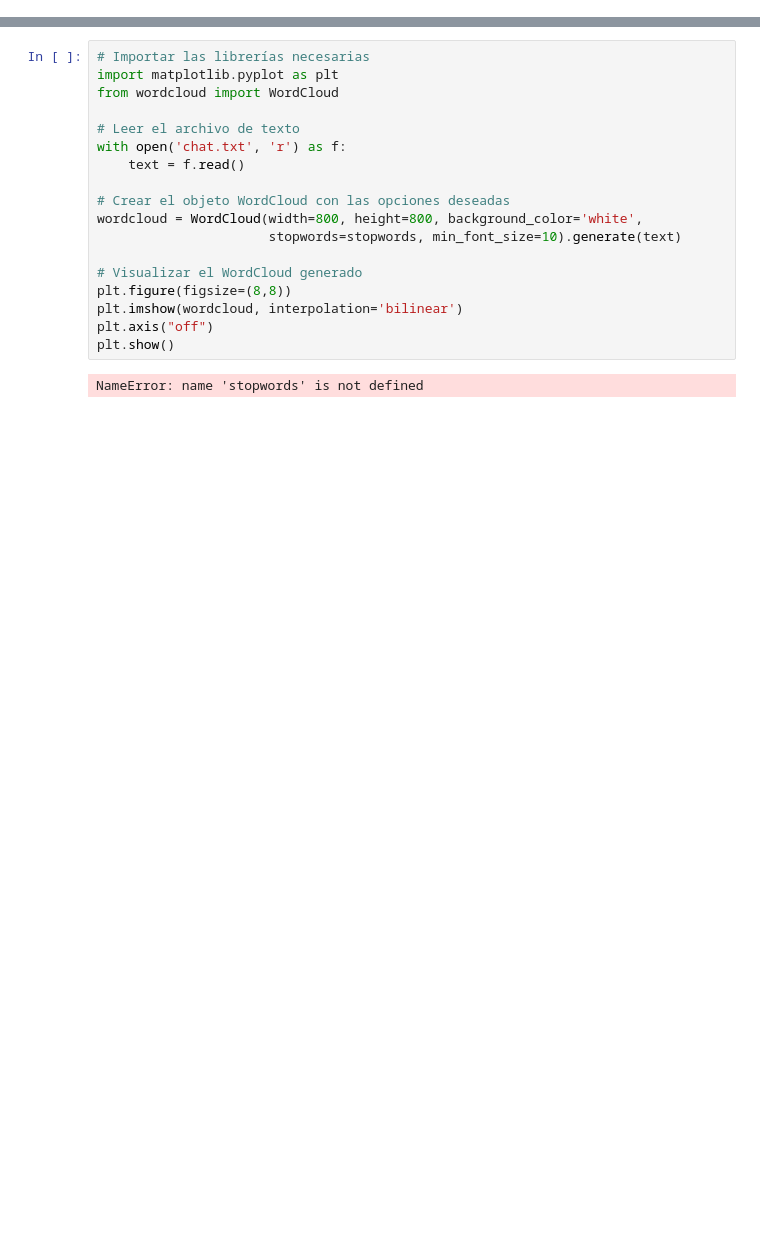
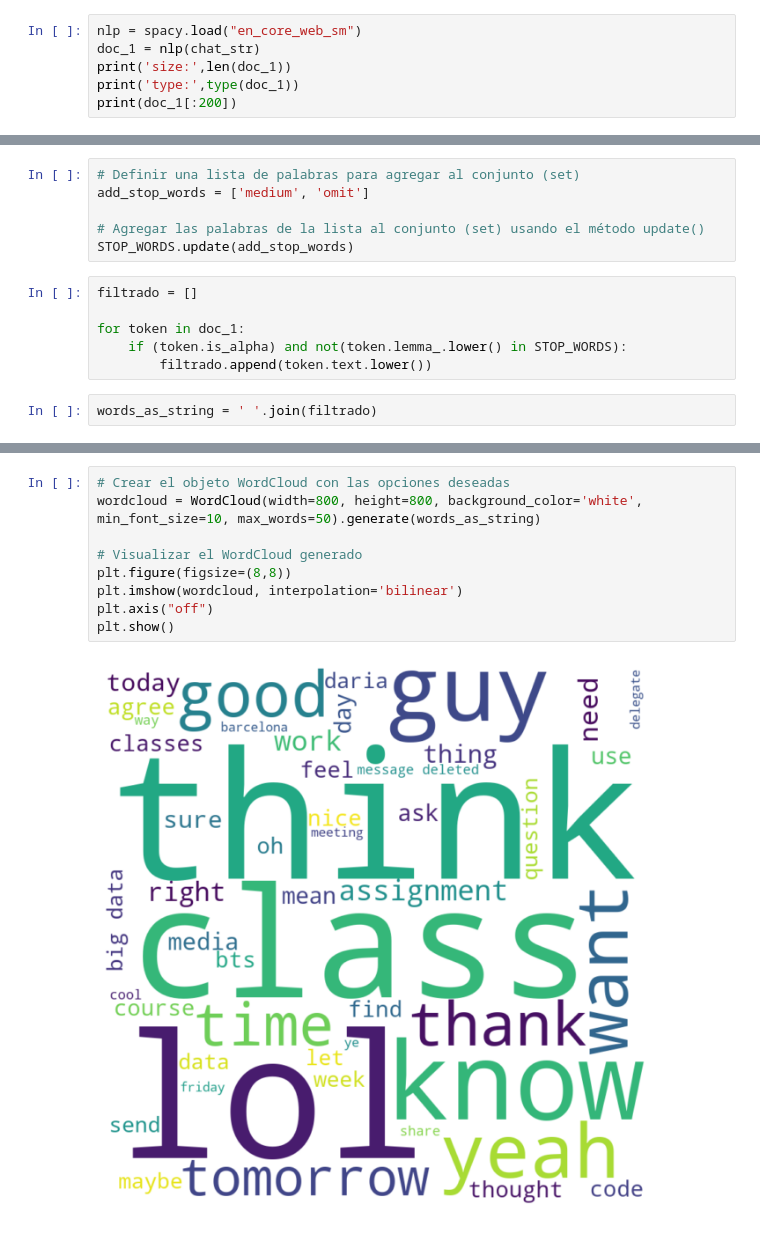
Before and after one commit to ockdavid/WordParty, a Jupyter notebook: Draft.ipynb, the cells around one changed output, grey strips where cells are left out. Cells and saved outputs as stored; diff of their text form; blank space fills up the shorter version.

```diff
--- a/Draft.ipynb
+++ b/Draft.ipynb
@@ -0,0 +88,6 @@
+# %%
+nlp = spacy.load("en_core_web_sm")
+doc_1 = nlp(chat_str)
+print('size:',len(doc_1))
+print('type:',type(doc_1))
+print(doc_1[:200])
@@ -0,0 +98,14 @@
+# %%
+# Definir una lista de palabras para agregar al conjunto (set)
+add_stop_words = ['medium', 'omit']
+
+# Agregar las palabras de la lista al conjunto (set) usando el método update()
+STOP_WORDS.update(add_stop_words)
+# %%
+filtrado = []
+
+for token in doc_1:
+    if (token.is_alpha) and not(token.lemma_.lower() in STOP_WORDS):
+        filtrado.append(token.text.lower())
+# %%
+words_as_string = ' '.join(filtrado)
@@ -1,20 +116,11 @@
 # %%
-# Importar las librerías necesarias
-import matplotlib.pyplot as plt
-from wordcloud import WordCloud
-
-# Leer el archivo de texto
-with open('chat.txt', 'r') as f:
-    text = f.read()
-
 # Crear el objeto WordCloud con las opciones deseadas
-wordcloud = WordCloud(width=800, height=800, background_color='white',
-                      stopwords=stopwords, min_font_size=10).generate(text)
+wordcloud = WordCloud(width=800, height=800, background_color='white', min_font_size=10, max_words=50).generate(words_as_string)
 
 # Visualizar el WordCloud generado
 plt.figure(figsize=(8,8))
 plt.imshow(wordcloud, interpolation='bilinear')
 plt.axis("off")
 plt.show()
 # %% [output]
-NameError: name 'stopwords' is not defined
+[figure, added]
```
Also changed, not shown: parts of 8 cells of this notebook, 2 other files.
